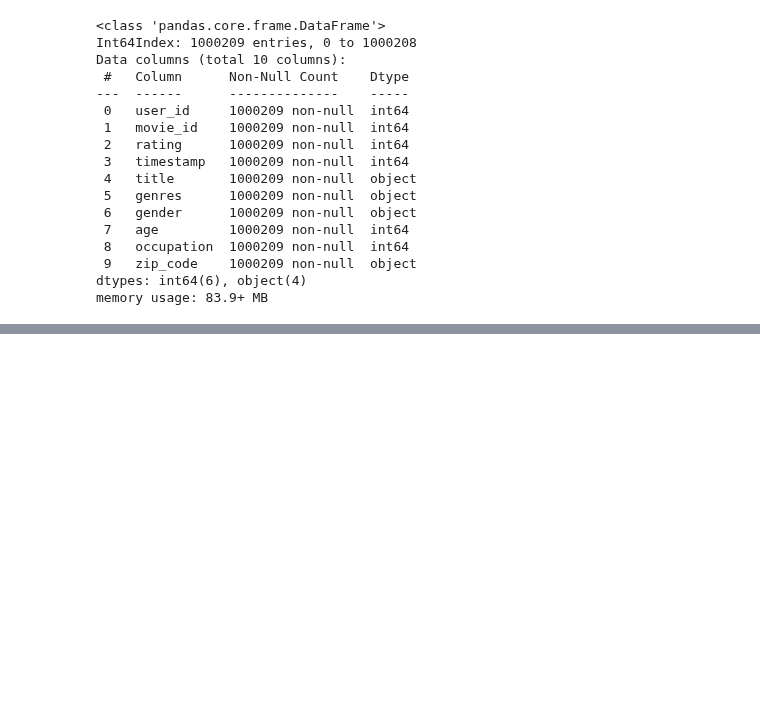
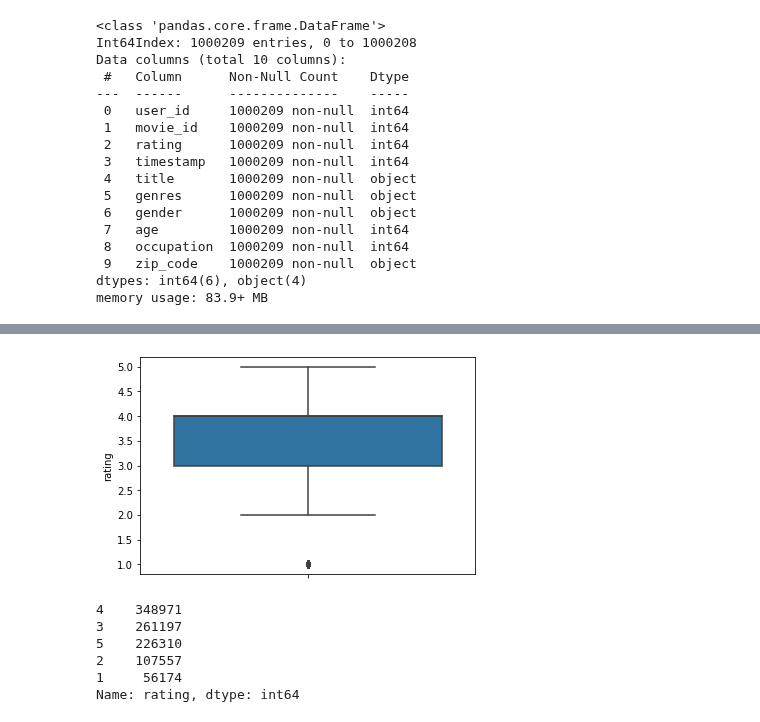
Before and after one commit to JakeOh/202110_itw_lab_python, a Jupyter notebook: py25_movielens.ipynb, the cells around one changed output, grey strips where cells are left out. Cells and saved outputs as stored; diff of their text form; code cells hidden in the pictures; blank space fills up the shorter version.

```diff
--- a/py25_movielens.ipynb
+++ b/py25_movielens.ipynb
@@ -435,0 +467,16 @@ memory usage: 83.9+ MB
+# %%
+sns.boxplot(y='rating', data=df)
+plt.show()
+# %% [output]
+[figure, added]
+# %%
+# 영화 별점의 빈도수
+rating_counts = df['rating'].value_counts()
+rating_counts
+# %% [output]
+4    348971
+3    261197
+5    226310
+2    107557
+1     56174
+Name: rating, dtype: int64
```
Also changed, not shown: parts of 13 cells of this notebook.
